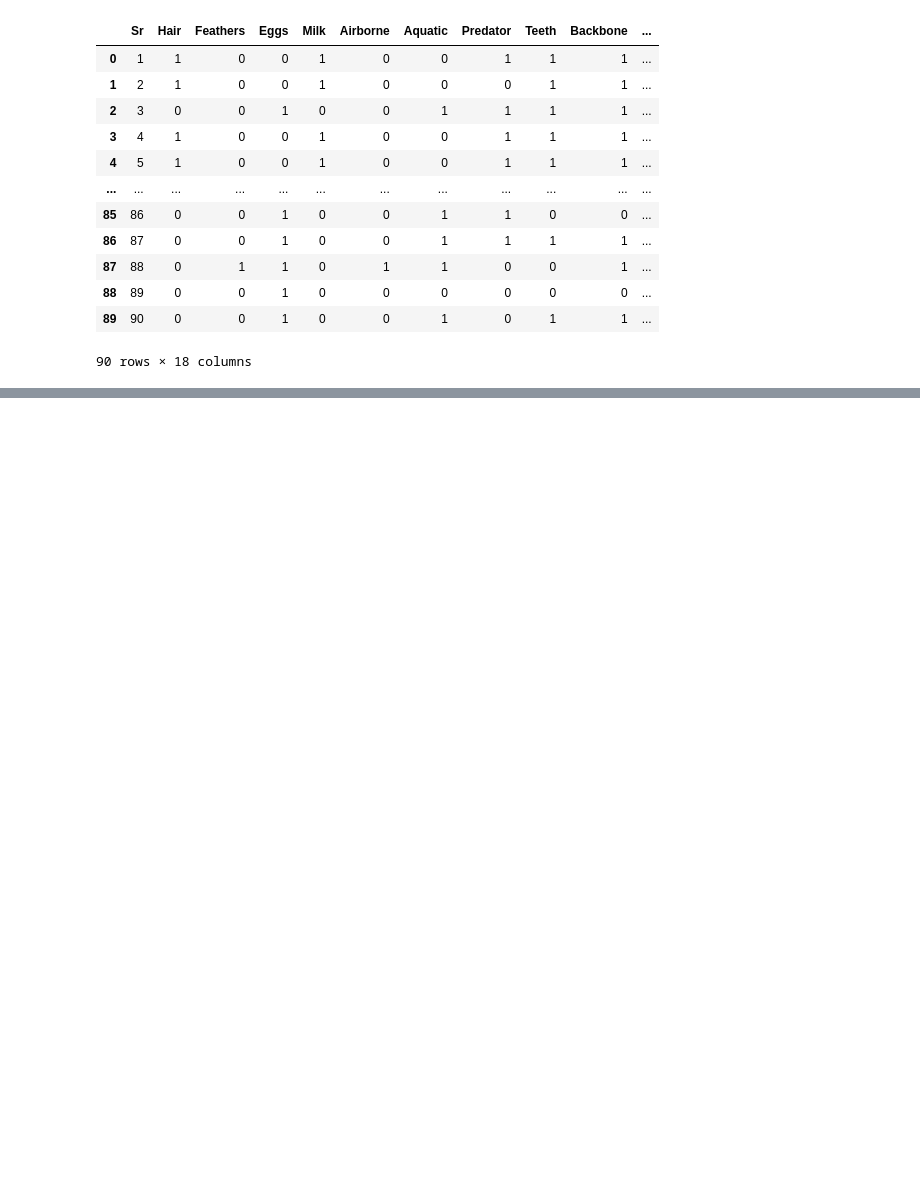
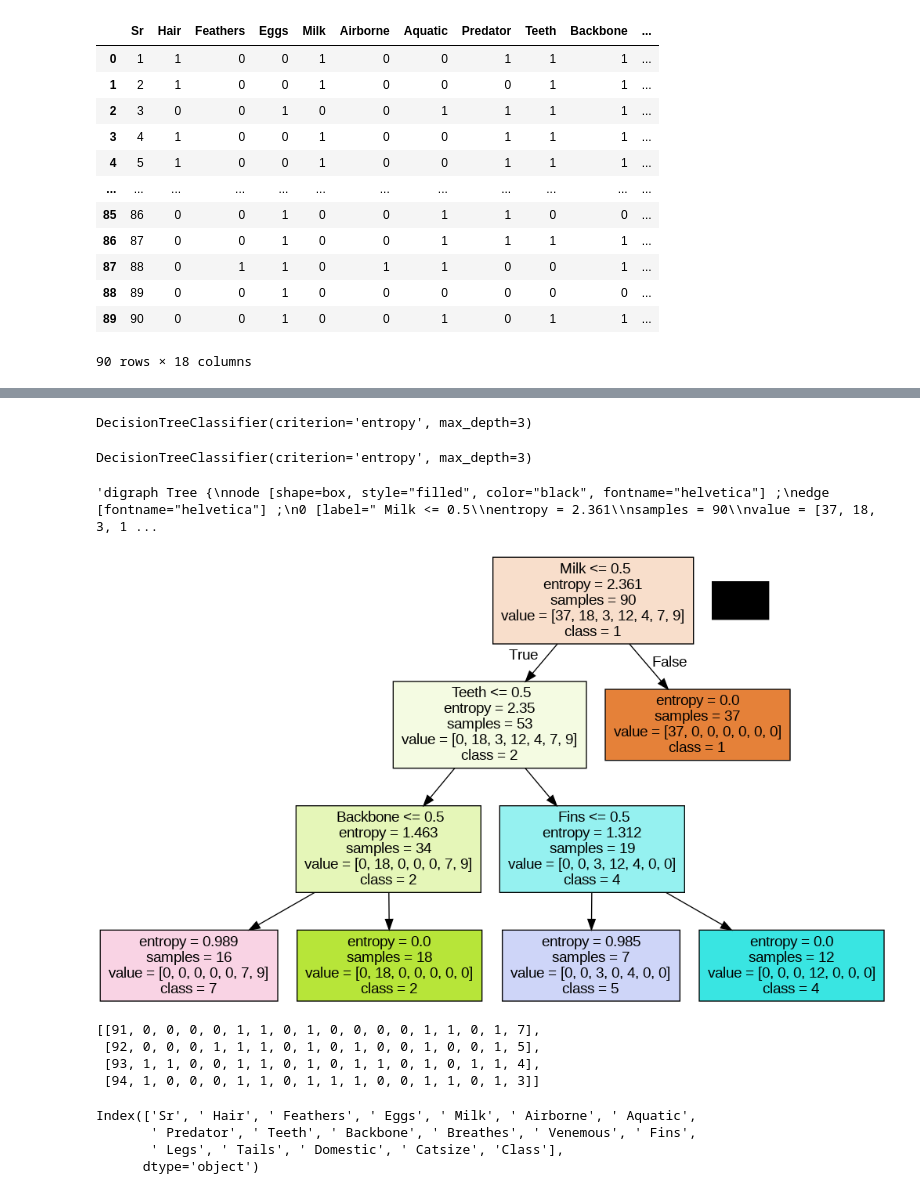
Before and after one commit to natadh/APT3025, a Jupyter notebook: Decision_Trees_(Animals).ipynb, the cells around one changed output, grey strips where cells are left out. Cells and saved outputs as stored; diff of their text form; code cells hidden in the pictures; blank space fills up the shorter version.

```diff
--- a/Decision_Trees_(Animals).ipynb
+++ b/Decision_Trees_(Animals).ipynb
@@ -26,0 +23,2 @@ from sklearn.tree import DecisionTreeClassifier
+# %%
+data['Class'] = data['Class'].replace(['Eggs', 'Aquatic', 'Predator', 'Backbone'], 'Venemous')
@@ -28,0 +75,2 @@ from sklearn import tree
+# %%
+X = data.drop([' Aquatic', 'Class'], axis=1)
@@ -28,0 +95,4 @@ from sklearn import tree
+# %%
+clf # inititialized the DT
+# %% [output]
+DecisionTreeClassifier(criterion='entropy', max_depth=3)
@@ -28,0 +101,4 @@ from sklearn import tree
+# %%
+clf
+# %% [output]
+DecisionTreeClassifier(criterion='entropy', max_depth=3)
@@ -28,0 +109,11 @@ from sklearn import tree
+# %%
+dot_data = tree.export_graphviz(clf, feature_names=X.columns, class_names=['1', '2', '3', '4', '5', '6', '7'], filled=True, out_file=None)
+# %%
+dot_data
+# %% [output]
+'digraph Tree {\nnode [shape=box, style="filled", color="black", fontname="helvetica"] ;\nedge [fontname="helvetica"] ;\n0 [label=" Milk <= 0.5\\nentropy = 2.361\\nsamples = 90\\nvalue = [37, 18, 3, 1 ...
+# %%
+graph = pydotplus.graph_from_dot_data(dot_data)
+Image(graph.create_png())
+# %% [output]
+[figure, added]
@@ -28,0 +125,14 @@ from sklearn import tree
+# %%
+testData
+# %% [output]
+[[91, 0, 0, 0, 0, 1, 1, 0, 1, 0, 0, 0, 0, 1, 1, 0, 1, 7],
+ [92, 0, 0, 0, 1, 1, 1, 0, 1, 0, 1, 0, 0, 1, 0, 0, 1, 5],
+ [93, 1, 1, 0, 0, 1, 1, 0, 1, 0, 1, 1, 0, 1, 0, 1, 1, 4],
+ [94, 1, 0, 0, 0, 1, 1, 0, 1, 1, 1, 0, 0, 1, 1, 0, 1, 3]]
+# %%
+data.columns
+# %% [output]
+Index(['Sr', ' Hair', ' Feathers', ' Eggs', ' Milk', ' Airborne', ' Aquatic',
+       ' Predator', ' Teeth', ' Backbone', ' Breathes', ' Venemous', ' Fins',
+       ' Legs', ' Tails', ' Domestic', ' Catsize', 'Class'],
+      dtype='object')
```
Also changed, not shown: parts of 40 cells of this notebook.
